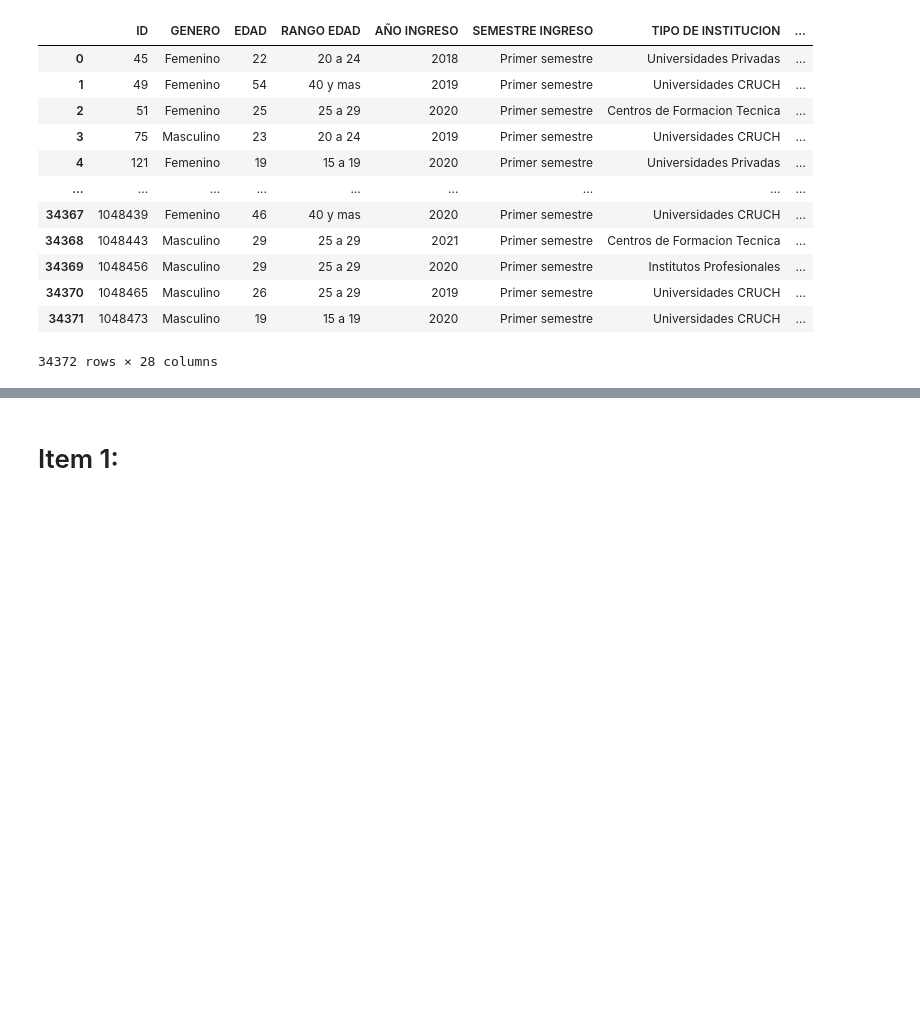
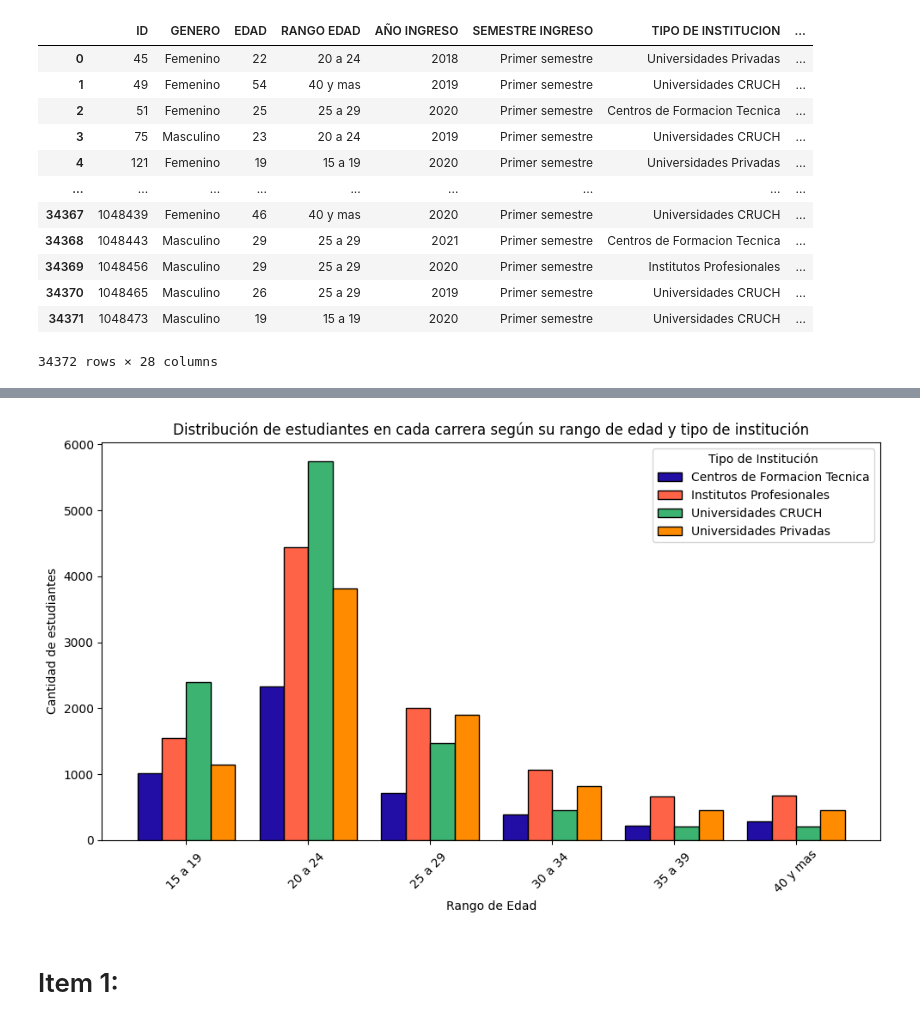
Before and after one commit to viceeeente/Estad-stica-Descriptiva, a Jupyter notebook: Trabajo-Practico/Trabajo_Practico_Instrucciones.ipynb, the cells around one changed output, grey strips where cells are left out. Cells and saved outputs as stored; diff of their text form; code cells hidden in the pictures; blank space fills up the shorter version.

```diff
--- a/Trabajo-Practico/Trabajo_Practico_Instrucciones.ipynb
+++ b/Trabajo-Practico/Trabajo_Practico_Instrucciones.ipynb
@@ -21,3 +57,40 @@ Matriculas
+# %%
+import matplotlib.pyplot as plt
+import numpy as np
+import pandas as pd
+
+# Agrupar por RANGO EDAD y TIPO DE INSTITUCION
+tabla_rangos = Matriculas.groupby(['RANGO EDAD', 'TIPO DE INSTITUCION']).size().unstack(fill_value=0)
+tabla_rangos_orden = tabla_rangos.sort_index()
+
+# Variables
+Categorias = tabla_rangos_orden.index
+tipos = tabla_rangos_orden.columns
+x = np.arange(len(Categorias))
+ancho = 0.8 / len(tipos)
+
+# Nueva paleta de colores
+# Nueva paleta de colores: tonos profesionales y diferenciables
+colores = ['#6A5ACD', '#FF6347', '#3CB371', '#FF8C00', '#20B2AA', '#8B0000']  # azul violeta, rojo coral, verde medio, naranja oscuro, verde azulado, rojo oscuro  # índigo, fucsia, turquesa, dorado, verde, carmesí
+
+# Gráfico
+fig, ax = plt.subplots(figsize=(10,6))
+
+for i, tipo in enumerate(tipos):
+    color = colores[i % len(colores)]  # Cicla colores si hay más tipos
+    ax.bar(x + i*ancho, tabla_rangos_orden[tipo], width=ancho, label=tipo, edgecolor='black', color=color)
+
+# Personalización
+ax.set_title('Distribución de estudiantes en cada carrera según su rango de edad y tipo de institución')
+ax.set_xlabel('Rango de Edad')
+ax.set_ylabel('Cantidad de estudiantes')
+ax.set_xticks(x + ancho*(len(tipos)-1)/2)
+ax.set_xticklabels(Categorias, rotation=45)
+ax.legend(title='Tipo de Institución')
+plt.tight_layout()
+plt.show()
+# %% [output]
+[figure, added]
 # %% [markdown]
 #  Item 1:
 # %% [markdown]
```
Also changed, not shown: parts of 9 cells of this notebook, 2 other files.
